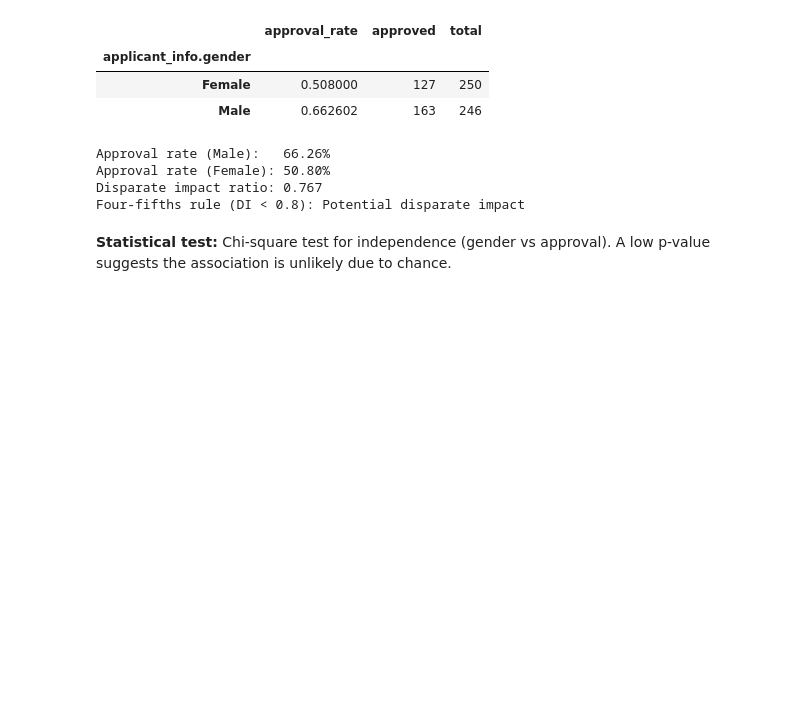
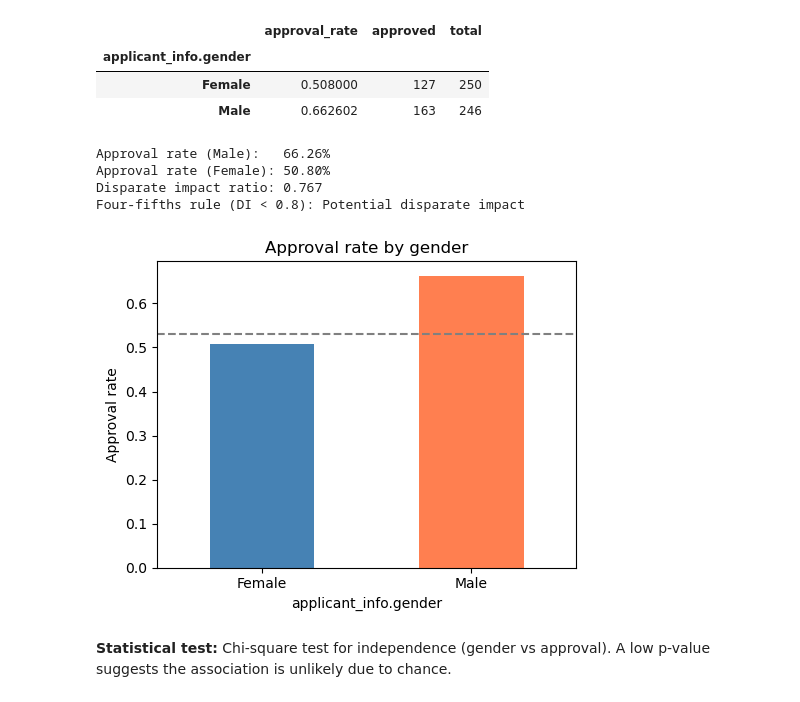
Before and after one commit to PC66323/2606_Data-Ecosystems_G14_novacred, a Jupyter notebook: notebooks/02-bias-analysis.ipynb, the cells around one changed output. Cells and saved outputs as stored; diff of their text form; code cells hidden in the pictures; blank space fills up the shorter version.

```diff
--- a/notebooks/02-bias-analysis.ipynb
+++ b/notebooks/02-bias-analysis.ipynb
@@ -57,6 +57,18 @@ Approval rate (Male):   66.26%
 Approval rate (Female): 50.80%
 Disparate impact ratio: 0.767
 Four-fifths rule (DI < 0.8): Potential disparate impact
+# %%
+# Visualization: approval rate by gender (four-fifths threshold)
+fig, ax = plt.subplots(figsize=(5, 4))
+rates.plot(kind="bar", y="approval_rate", ax=ax, color=["steelblue", "coral"], legend=False)
+ax.set_title("Approval rate by gender")
+ax.set_ylabel("Approval rate")
+ax.axhline(0.8 * rate_privileged, color="gray", linestyle="--", label="4/5 of Male rate")
+ax.set_xticklabels(ax.get_xticklabels(), rotation=0)
+plt.tight_layout()
+plt.show()
+# %% [output]
+[figure, added]
 # %% [markdown]
 **Statistical test:** Chi-square test for independence (gender vs approval). A low p-value suggests the association is unlikely due to chance.
 # %%
```
Also changed, not shown: parts of 16 cells of this notebook, 1 other file.
